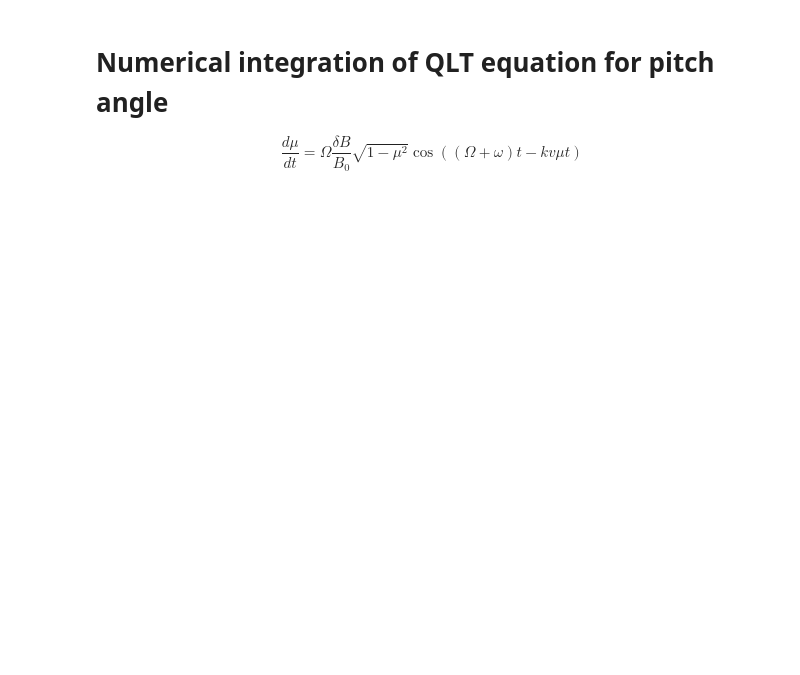
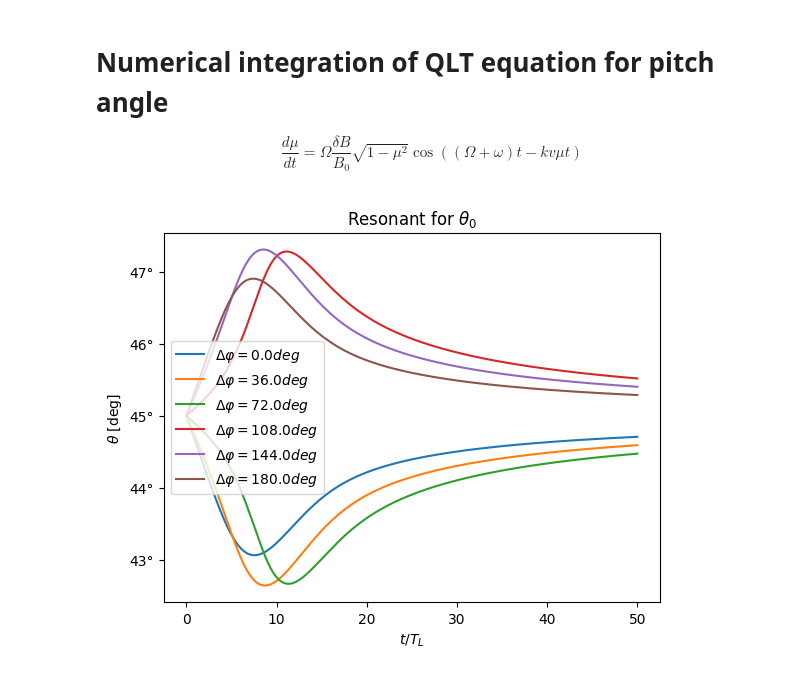
Before and after one commit to nj-vs-vh/gssi-he-th, a Jupyter notebook: Pitch Angle Diffusion Simulation.ipynb, the cells around one changed output. Cells and saved outputs as stored; diff of their text form; code cells hidden in the pictures; blank space fills up the shorter version.

```diff
--- a/Pitch Angle Diffusion Simulation.ipynb
+++ b/Pitch Angle Diffusion Simulation.ipynb
@@ -396,4 +414,33 @@ y0 = np.array([np.cos(theta0)])
 T_L_ = (particle.T_L).to(T_UNIT).value
+# %%
+_, ax = plt.subplots()
+for phase_diff in np.linspace(0, np.pi, 6):
+    fun, step = get_mu_rhs(
+        particle=particle,
+        k=particle.k_res,
+        phase_diff=phase_diff,
+        mu_0=mu_0,
+    )
+    with tqdm() as pbar:
+        solution = solve_ivp(
+            fun=fun,
+            t_span=(0, 50 * T_L_),
+            y0=mu_0,
+            args=[pbar, False],
+            max_step=step,
+            method="DOP853",
+        )
+    ax.plot(
+        (solution.t * T_UNIT / particle.T_L).decompose(),
+        180 * np.arccos(solution.y[0, :]) / np.pi * u.deg,
+        label=f"$\\Delta \\varphi = {{{180 * phase_diff / np.pi * u.deg:.1f}}}$",
+    )
+label_axes(ax, "t / T_L", "\\theta")
+ax.legend()
+ax.set_title("Resonant for $\\theta_0$")
+plt.show()
+# %% [output]
+[figure, added]
 # %%
 _, ax = plt.subplots()
 for phase_diff in np.linspace(0, np.pi, 6):
```
Also changed, not shown: parts of 8 cells of this notebook.
